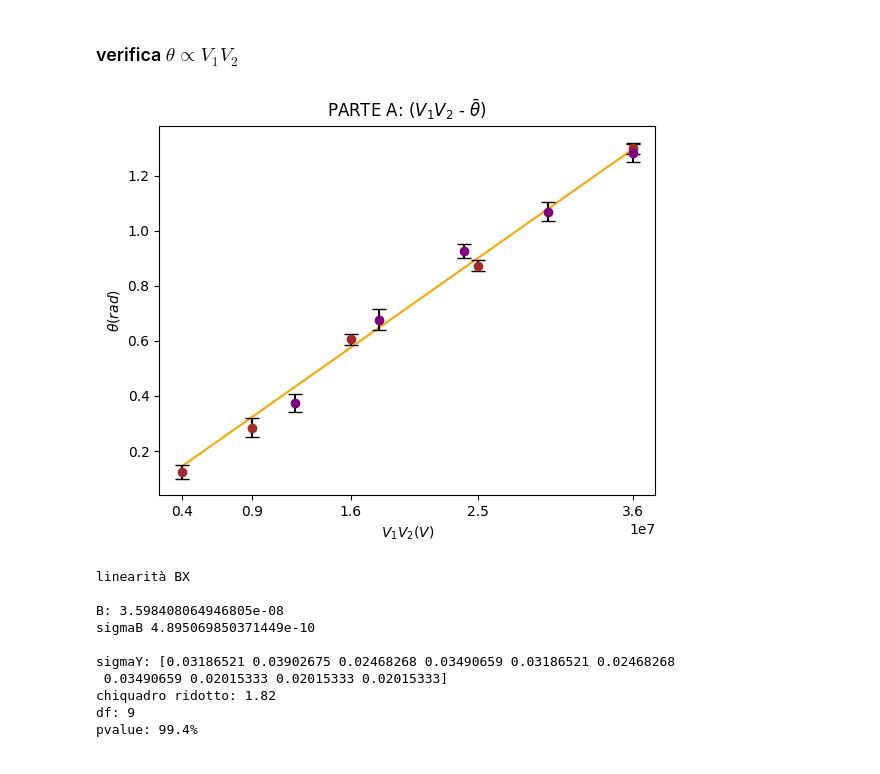
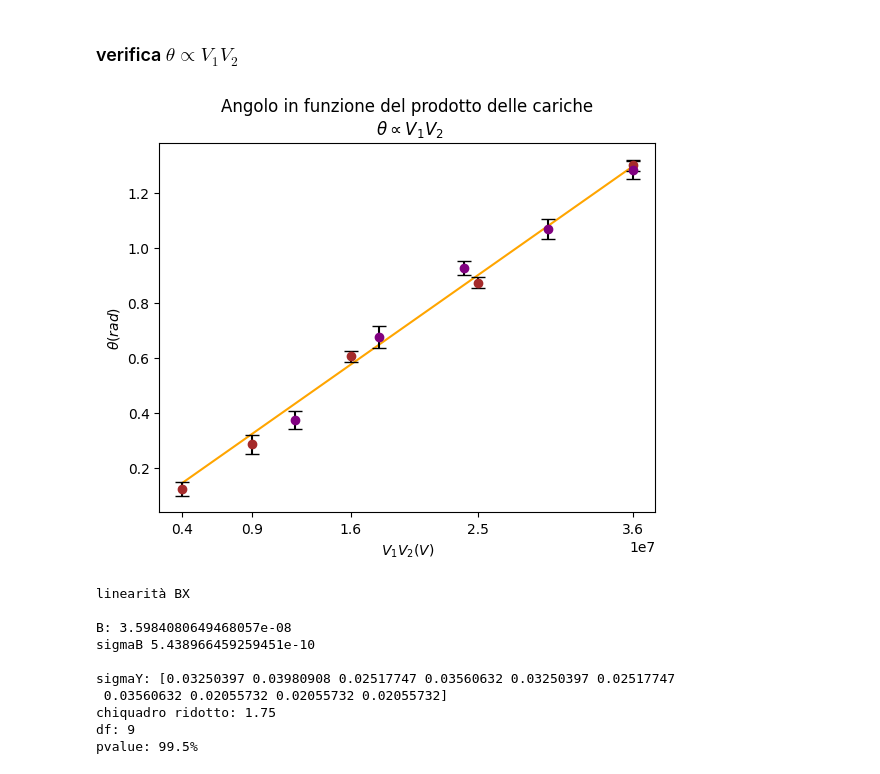
Before and after one commit to CarminatiGiovanni/LaboratorioFisica1, a Jupyter notebook: 02_BILANCIA DI COULOMB/PYTHON/forza_carica_B.ipynb, the cells around one changed output. Saved outputs shown, nothing was run; the diff lists cells and outputs as text; code cells hidden in the pictures.

```diff
--- a/02_BILANCIA DI COULOMB/PYTHON/forza_carica_B.ipynb
+++ b/02_BILANCIA DI COULOMB/PYTHON/forza_carica_B.ipynb
@@ -17,6 +17,7 @@ FILE_V_EQ_A1 = dir_path + '/../CSV/' + "d_cost_v1_eq_v2_A1.csv"
 fr1 = pd.read_csv(FILE_V_EQ_A1)
 fr2 = pd.read_csv(FILE_V1_COST_A2)
 
+#V_1 = V_2
 V_fissa = np.array(fr1["V"]) *1000 # V  entrambe le sfere hanno la stessa carica
 teta1 = np.array(fr1["teta1"]) #deg
 teta2 = np.array(fr1["teta2"])
@@ -24,53 +25,74 @@ teta3 = np.array(fr1["teta3"])
 v_fissa = V_fissa * V_fissa  # considero il prodotto delle cariche
 teta_fissa = np.array([np.round(np.average([teta1[i], teta2[i], teta3[i]]), 0) for i in range(0, len(teta1))], dtype=np.float64)
 sigma_teta_fissa = np.array([np.sqrt(b_std([teta1[i], teta2[i], teta3[i]])**2+1**2) for i in range(0, len(teta1))], dtype=np.float64)
-teta_fissa = teta_fissa * np.pi / 180 #rad
-sigma_teta_fissa = sigma_teta_fissa * np.pi / 180 #rad
 
+# fissata V_1, V_2 varia
 v_variabile = np.array(fr2["V2"]) * 1000 # V
-teta1 = np.array(fr2["teta1"])
+teta1 = np.array(fr2["teta1"]) #deg
 teta2 = np.array(fr2["teta2"])
 teta3 = np.array(fr2["teta3"])
 v_variabile = v_variabile * 6000  # la seconda carica aveva valore fisso 6kV
 teta_variabile = np.array([np.round(np.average([teta1[i], teta2[i], teta3[i]]), 0) for i in range(0, len(teta1))], dtype=np.float64)
 sigma_teta_variabile = np.array([np.sqrt(b_std([teta1[i], teta2[i], teta3[i]])**2+1**2) for i in range(0, len(teta1))], dtype=np.float64)
-teta_variabile = teta_variabile * np.pi / 180 # rad
-sigma_teta_variabile = sigma_teta_variabile * np.pi / 180 # rad
 
 raggio = 0.017
 correzione = 1 - ((4 * np.power(raggio, 3)) / 0.1 ** 3)
 teta_fissa = teta_fissa / correzione
 teta_variabile = teta_variabile / correzione
+sigma_teta_fissa = sigma_teta_fissa / correzione
+sigma_teta_variabile = sigma_teta_variabile / correzione
 
 VV = np.concatenate([v_variabile, v_fissa]) # prodotto delle cariche x
 tetas = np.concatenate([teta_variabile, teta_fissa]) # angoli in rad y
 sigma_tetas = np.concatenate([sigma_teta_variabile,sigma_teta_fissa]) #sigma_y
+
+# print(VV/1000000,np.round(tetas,1),np.round(sigma_tetas,1),sep='\n')
+
+#sort per la stampa
+# def bubblesort(a,b,c):
+#     for i in range(0,len(a)-1):
+#         for g in range(i+1,len(a)):
+#             if a[i] > a[g]:
+#                 a[[g,i]] = a[[i,g]]
+#                 b[[g,i]] = b[[i,g]]
+#                 c[[g,i]] = c[[i,g]]
+
+# bubblesort(VV,tetas,sigma_tetas)
+# print(VV/1000000,np.round(tetas,1),np.round(sigma_tetas,1),sep='\n')
+
+# conversione in radianti
+tetas = tetas * np.pi / 180
+sigma_tetas = sigma_tetas * np.pi / 180
+teta_fissa = teta_fissa * np.pi / 180
+teta_variabile = teta_variabile * np.pi / 180
+sigma_teta_fissa = sigma_teta_fissa * np.pi / 180
+sigma_teta_variabile = sigma_teta_variabile * np.pi / 180
 # %% [markdown]
 ### verifica $\theta \propto V_1V_2$
 # %%
 from matplotlib import pyplot as plt
 from interpolazione3 import RettaInterpolataB
 
 r = RettaInterpolataB(VV,tetas,sigma_tetas)
 
-plt.title("PARTE A: ($V_1V_2$ - $\\bar{\\theta}$)")
+plt.title("Angolo in funzione del prodotto delle cariche\n $" + chr(92)+"theta \propto V_1V_2$")
 plt.plot(r.x_best,r.y_best,color='orange')
 plt.errorbar(v_fissa,teta_fissa,yerr=sigma_teta_fissa,color='brown',fmt='o',ecolor='black',capsize=5)
 plt.errorbar(v_variabile,teta_variabile,yerr=sigma_teta_variabile,color='purple',fmt='o',ecolor='black',capsize=5)
 plt.xticks(v_fissa)
 plt.xlabel('$V_1V_2 (V)$')
 plt.ylabel(f'${chr(92)}theta (rad)$')
 plt.show()
 print(r)
 # %% [output]
-[figure, old version]
+[figure, new version]
 linearità BX
 
-B: 3.598408064946805e-08
-sigmaB 4.895069850371449e-10
+B: 3.5984080649468057e-08
+sigmaB 5.438966459259451e-10
 
-sigmaY: [0.03186521 0.03902675 0.02468268 0.03490659 0.03186521 0.02468268
- 0.03490659 0.02015333 0.02015333 0.02015333]
-chiquadro ridotto: 1.82
+sigmaY: [0.03250397 0.03980908 0.02517747 0.03560632 0.03250397 0.02517747
+ 0.03560632 0.02055732 0.02055732 0.02055732]
+chiquadro ridotto: 1.75
 df: 9
-pvalue: 99.4%
+pvalue: 99.5%
```
Also changed, not shown: 2 other files.
